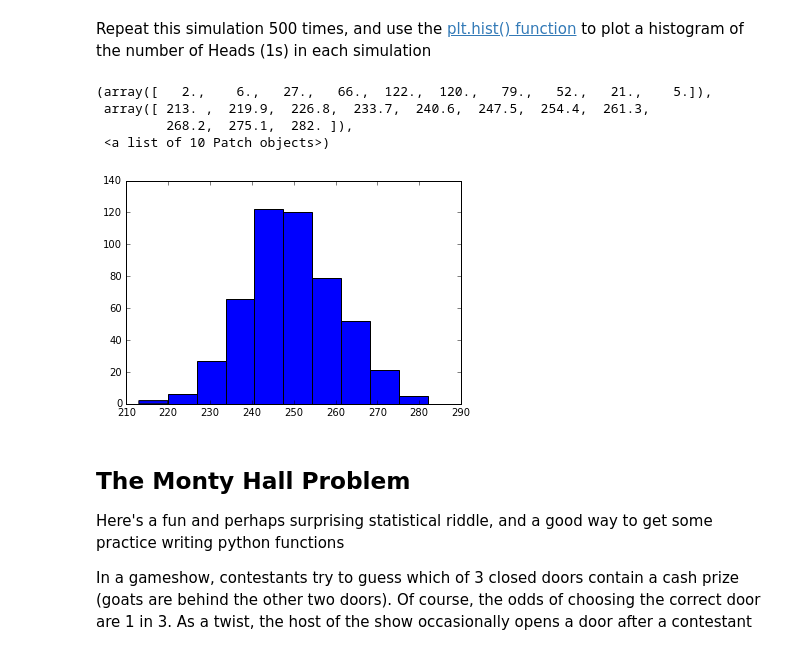
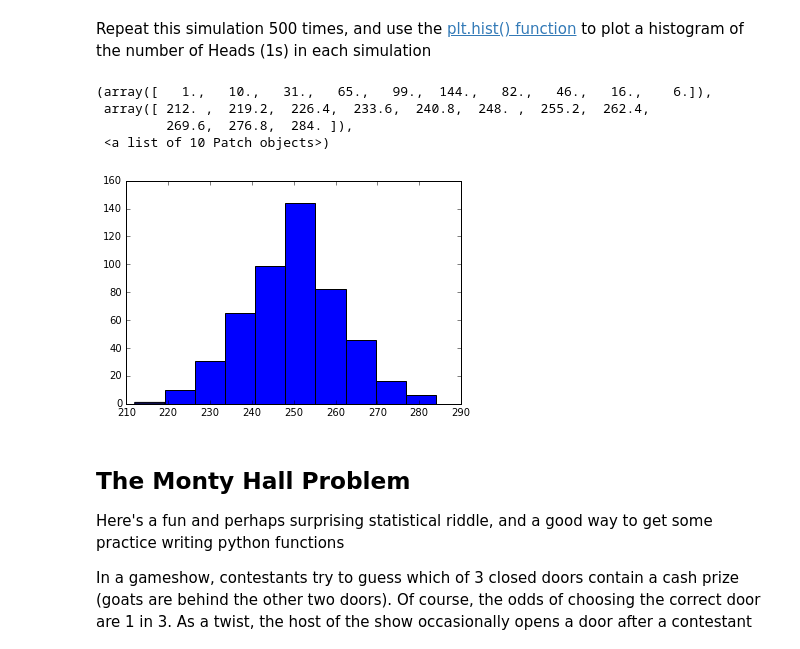
Before and after one commit to ohliumliu/content, a Jupyter notebook: HW0.ipynb, the cells around one changed output. Cells and saved outputs as stored; diff of their text form; code cells hidden in the pictures.

```diff
--- a/HW0.ipynb
+++ b/HW0.ipynb
@@ -224,14 +219,13 @@ print "number of heads:", x
 Repeat this simulation 500 times, and use the [plt.hist() function](http://matplotlib.org/api/pyplot_api.html#matplotlib.pyplot.hist) to plot a histogram of the number of Heads (1s) in each simulation
 # %%
 #your code here
-heads = [np.random.binomial(500, 0.5) for _ in range(500)]
-plt.hist(heads)
+plt.hist([np.random.binomial(500, .5) for i in range(500)])
 # %% [output]
-(array([   2.,    6.,   27.,   66.,  122.,  120.,   79.,   52.,   21.,    5.]),
- array([ 213. ,  219.9,  226.8,  233.7,  240.6,  247.5,  254.4,  261.3,
-         268.2,  275.1,  282. ]),
+(array([   1.,   10.,   31.,   65.,   99.,  144.,   82.,   46.,   16.,    6.]),
+ array([ 212. ,  219.2,  226.4,  233.6,  240.8,  248. ,  255.2,  262.4,
+         269.6,  276.8,  284. ]),
  <a list of 10 Patch objects>)
-[figure, old version]
+[figure, new version]
 # %% [markdown]
 ## The Monty Hall Problem
 
```
Also changed, not shown: parts of 13 cells of this notebook.
